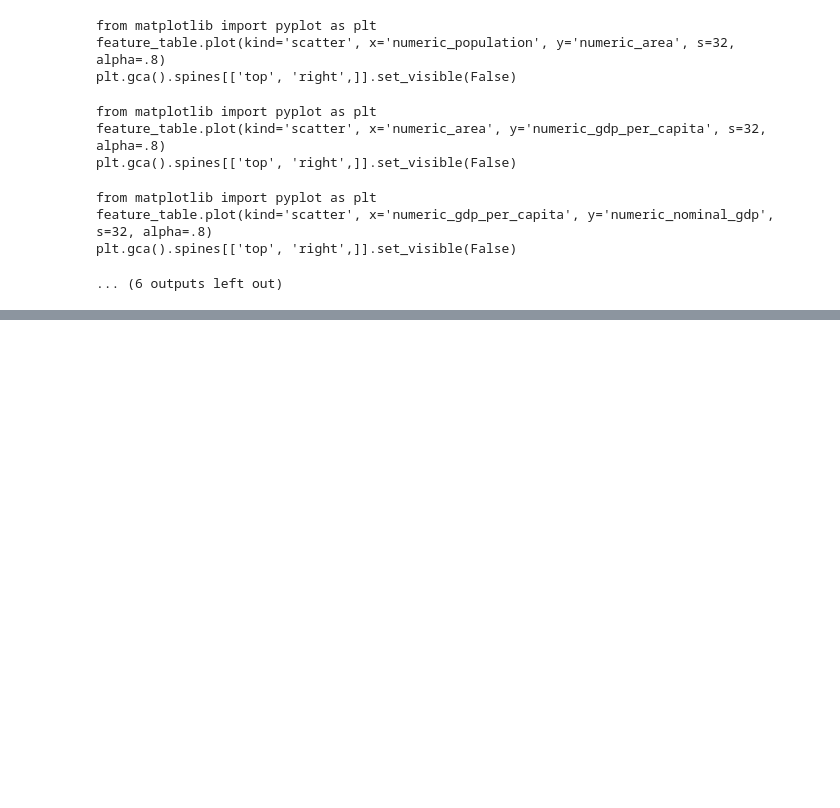
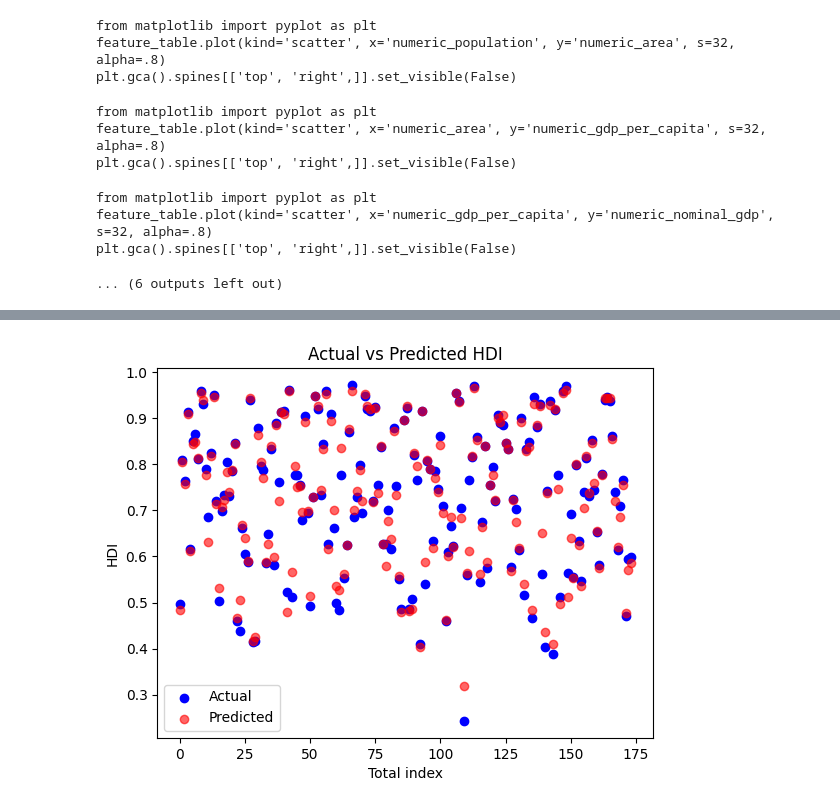
Before and after one commit to studentAybu/ML_GlobalCountryMetrics2025, a Jupyter notebook: ML_GlobalCountryMetrics2025.ipynb, the cells around one changed output, grey strips where cells are left out. Cells and saved outputs as stored; diff of their text form; code cells hidden in the pictures; blank space fills up the shorter version.

Commit message:
added few models & train them some evaluation metrics to determine the best model comparison for actual and prediction table

```diff
--- a/ML_GlobalCountryMetrics2025.ipynb
+++ b/ML_GlobalCountryMetrics2025.ipynb
@@ -324,3 +323,25 @@ from matplotlib import pyplot as plt
 feature_table.plot(kind='scatter', x='numeric_gdp_per_capita', y='numeric_nominal_gdp', s=32, alpha=.8)
 plt.gca().spines[['top', 'right',]].set_visible(False)
 ... (6 outputs left out)
+# %%
+from sklearn.linear_model import LinearRegression
+from sklearn.model_selection import train_test_split, cross_val_score
+from sklearn.ensemble import RandomForestRegressor
+from sklearn.metrics import r2_score, mean_squared_error, mean_absolute_error
+from sklearn.linear_model import Ridge, Lasso
+
+ridge = Ridge(alpha=1.0)
+ridge.fit(feature_table, target_table)
+ridge_preds = ridge.predict(feature_table)
+print("Ridge R²:", r2_score(target_table, ridge_preds))
+lasso = Lasso(alpha=0.1)
+lasso.fit(feature_table, target_table)
+lasso_preds = lasso.predict(feature_table)
+print("Lasso R²:", r2_score(target_table, lasso_preds))
+
+linear_model = LinearRegression()
+forest_model = RandomForestRegressor()
+linear_model.fit(feature_table,target_table)
+forest_model.fit(feature_table, target_table)
+
+print(f" Ridge R²: {r2_score(target_table, ridge_preds)}\n Lasso R²:{r2_score(target_table, ridge_preds)}\n Linear R²: {linear_model.score(feature_table,target_table)}\n Random Forest R²: {forest_model.score(feature_table,target_table)}")
@@ -326,0 +355,10 @@ plt.gca().spines[['top', 'right',]].set_visible(False)
+# %%
+plt.scatter(range(len(target_table)), target_table, color='blue', label='Actual')
+plt.scatter(range(len(target_table)), forest_model.predict(feature_table), color='red', label='Predicted', alpha=0.6)
+plt.xlabel('Total index')
+plt.ylabel('HDI')
+plt.title('Actual vs Predicted HDI')
+plt.legend()
+plt.show()
+# %% [output]
+[figure, added]
```
Also changed, not shown: parts of 2 cells of this notebook.
